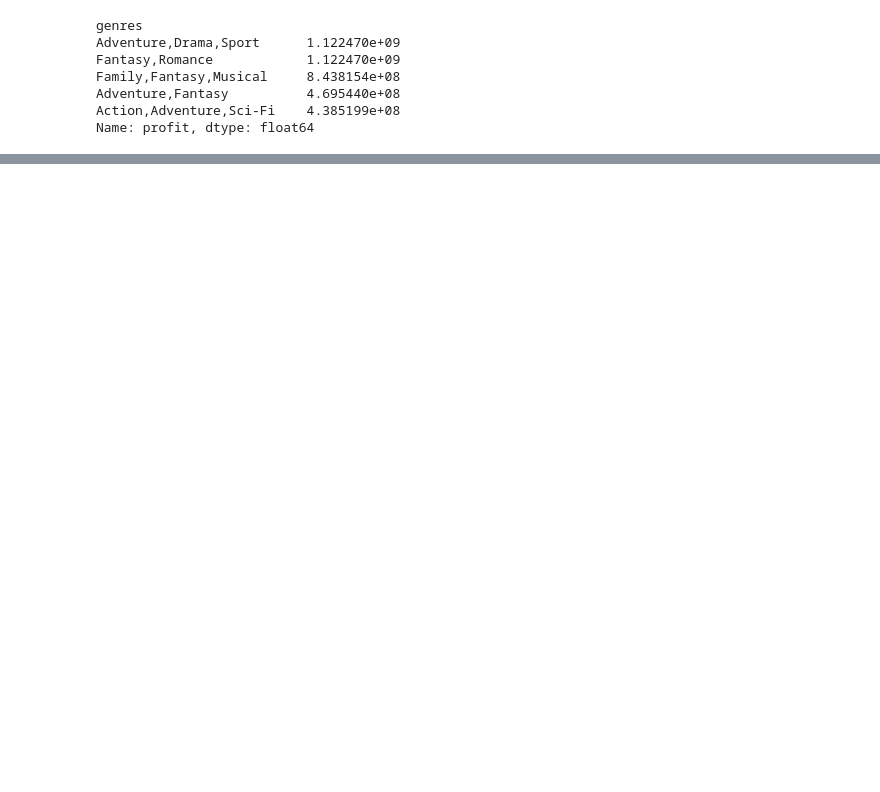
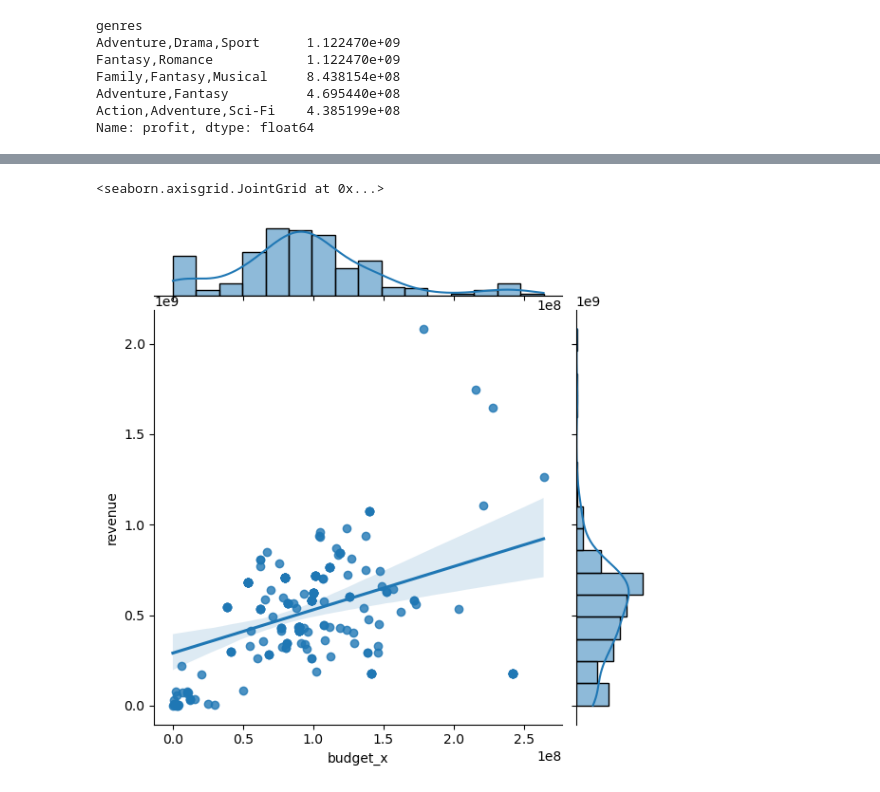
Before and after one commit to Reynch/dsc-phase-2-project-v3, a Jupyter notebook: Reyn.ipynb, the cells around one changed output, grey strips where cells are left out. Cells and saved outputs as stored; diff of their text form; code cells hidden in the pictures; blank space fills up the shorter version.

```diff
--- a/Reyn.ipynb
+++ b/Reyn.ipynb
@@ -338,0 +428,5 @@ for genre in genre_list:
+# %%
+sns.jointplot(x="budget_x", y="revenue", data=imdb_df[imdb_df['Documentary'] == True], kind="reg")
+# %% [output]
+<seaborn.axisgrid.JointGrid at 0x...>
+[figure, added]
```
Also changed, not shown: parts of 26 cells of this notebook, 2 other files.
